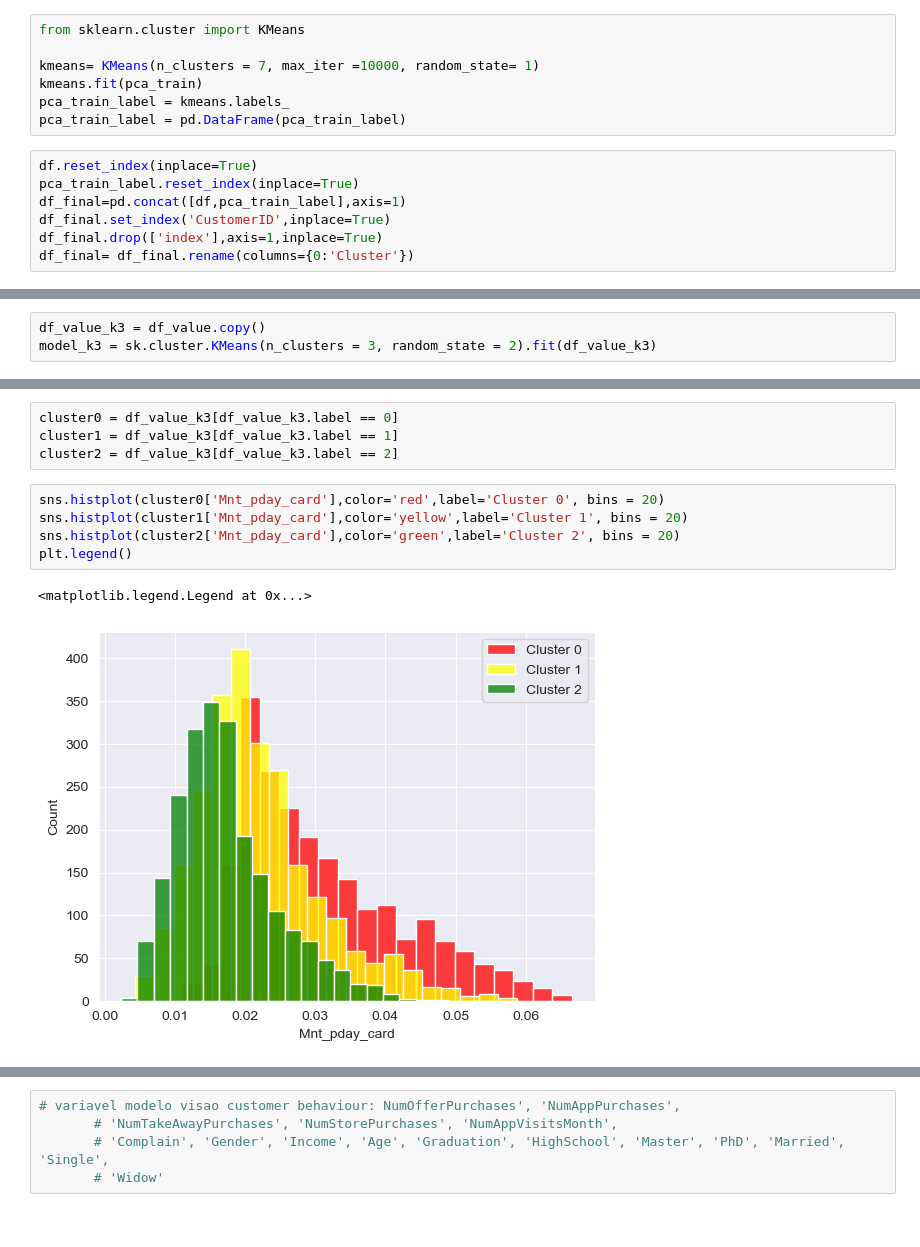
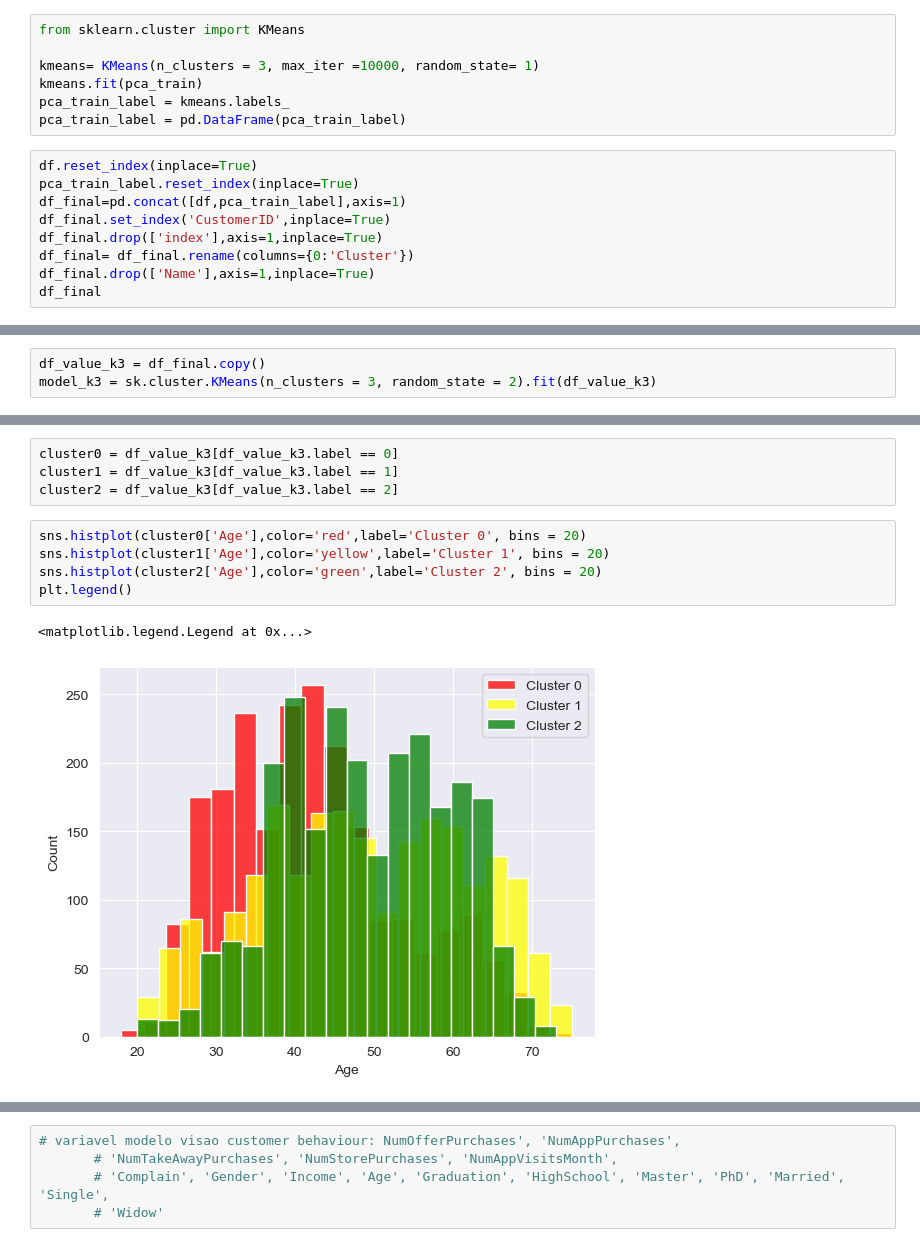
Before and after one commit to MikeOlhao/DSML_projeto, a Jupyter notebook: DSML_202223_Clusters_Group09_Notebook_semgraficos.ipynb, the cells around one changed output, grey strips where cells are left out. Drawn from its saved outputs; the diff is of its cells as text.

```diff
--- a/DSML_202223_Clusters_Group09_Notebook_semgraficos.ipynb
+++ b/DSML_202223_Clusters_Group09_Notebook_semgraficos.ipynb
@@ -871,7 +869,7 @@ df_train
 # %%
 from sklearn.cluster import KMeans
 
-kmeans= KMeans(n_clusters = 7, max_iter =10000, random_state= 1)
+kmeans= KMeans(n_clusters = 3, max_iter =10000, random_state= 1)
 kmeans.fit(pca_train)
 pca_train_label = kmeans.labels_
 pca_train_label = pd.DataFrame(pca_train_label)
@@ -882,3 +880,5 @@ df_final=pd.concat([df,pca_train_label],axis=1)
 df_final.set_index('CustomerID',inplace=True)
 df_final.drop(['index'],axis=1,inplace=True)
 df_final= df_final.rename(columns={0:'Cluster'})
+df_final.drop(['Name'],axis=1,inplace=True)
+df_final
@@ -974,5 +1015,5 @@ df_value_k2.groupby(["label"]).mean().transpose()
 # %%
-df_value_k3 = df_value.copy()
+df_value_k3 = df_final.copy()
 model_k3 = sk.cluster.KMeans(n_clusters = 3, random_state = 2).fit(df_value_k3)
 # %%
 df_value_k3["label"] = model_k3.labels_
@@ -1026,13 +1067,13 @@ cluster0 = df_value_k3[df_value_k3.label == 0]
 cluster1 = df_value_k3[df_value_k3.label == 1]
 cluster2 = df_value_k3[df_value_k3.label == 2]
 # %%
-sns.histplot(cluster0['Mnt_pday_card'],color='red',label='Cluster 0', bins = 20)
-sns.histplot(cluster1['Mnt_pday_card'],color='yellow',label='Cluster 1', bins = 20)
-sns.histplot(cluster2['Mnt_pday_card'],color='green',label='Cluster 2', bins = 20)
+sns.histplot(cluster0['Age'],color='red',label='Cluster 0', bins = 20)
+sns.histplot(cluster1['Age'],color='yellow',label='Cluster 1', bins = 20)
+sns.histplot(cluster2['Age'],color='green',label='Cluster 2', bins = 20)
 plt.legend()
 # %% [output]
 <matplotlib.legend.Legend at 0x...>
-[figure, old version]
+[figure, new version]
 # %%
 sns.histplot(cluster0['Income'],color='red',label='Cluster 0', bins = 20)
 sns.histplot(cluster1['Income'],color='yellow',label='Cluster 1', bins = 20)
```
Also changed, not shown: parts of 13 cells of this notebook.
